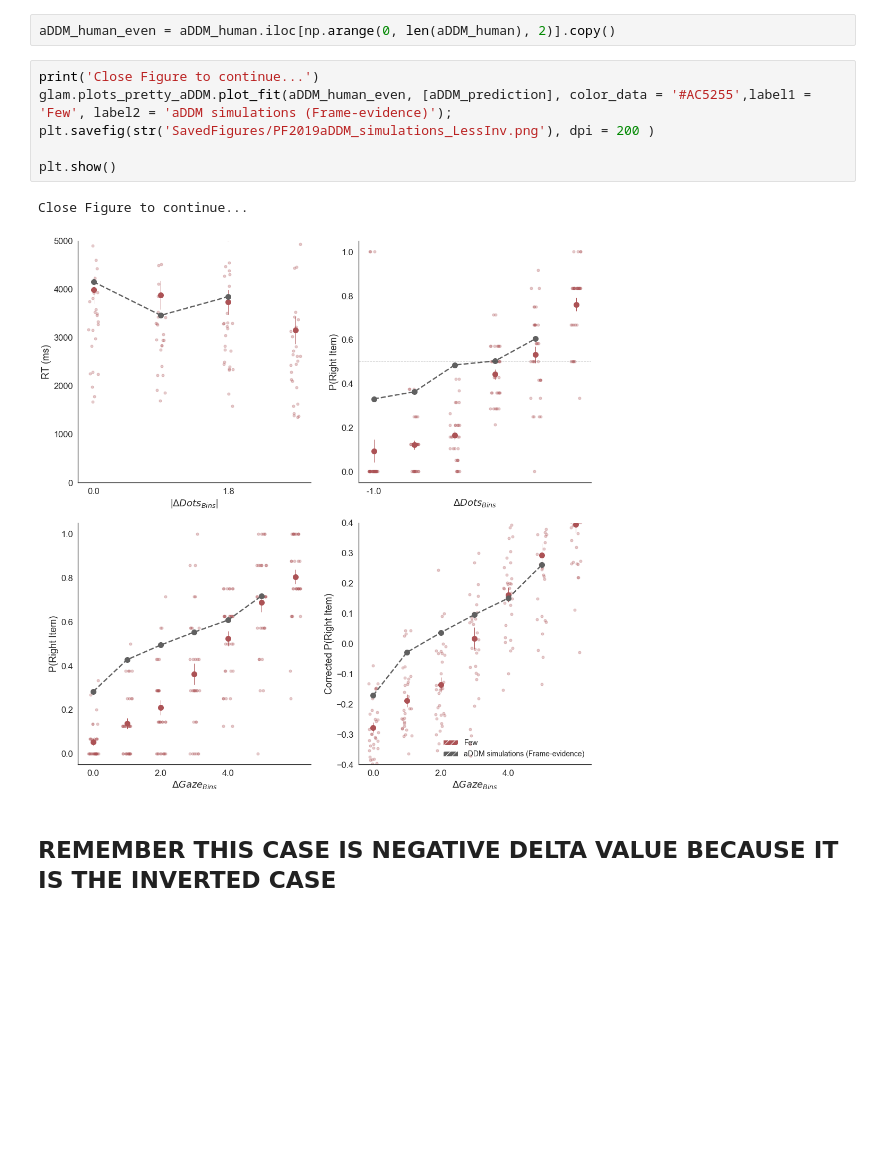
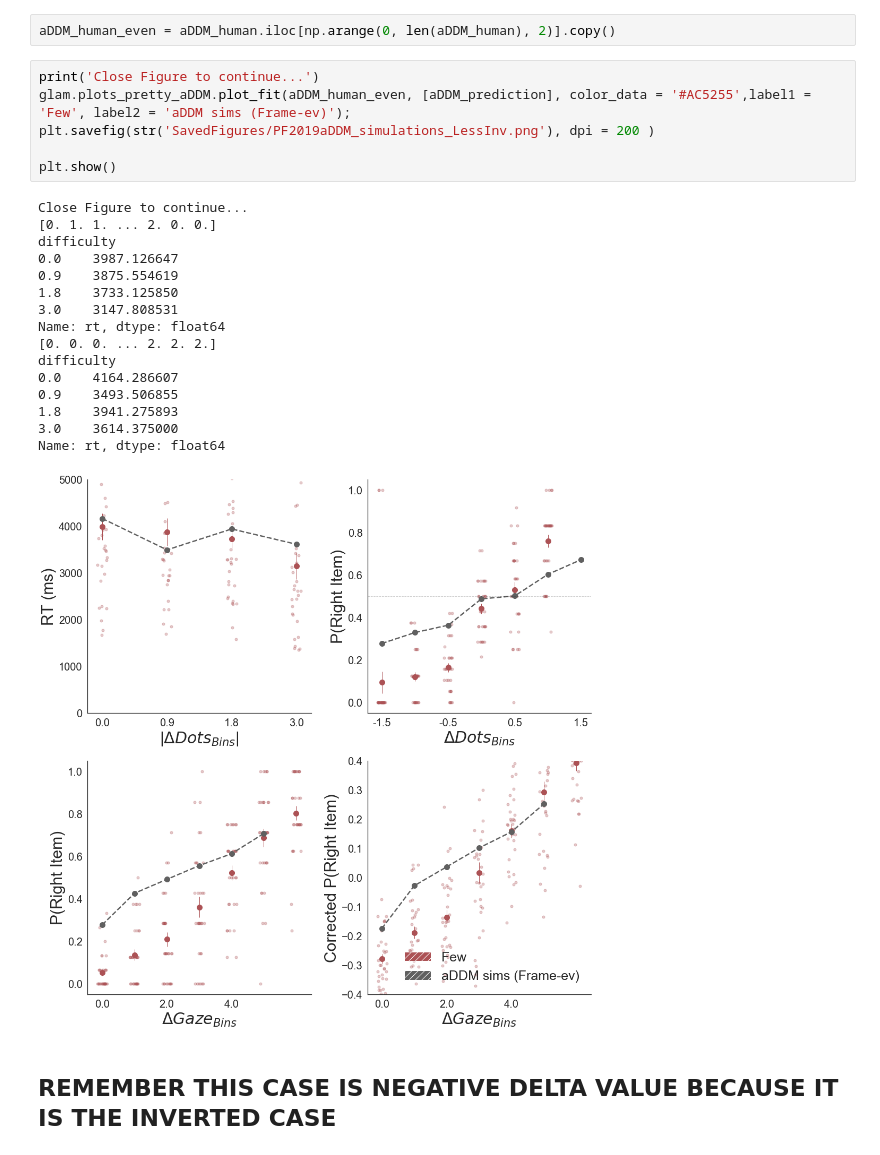
Before and after one commit to pradysepulveda/glamDDM_PF2019, a Jupyter notebook: PF2019_PrettyPlots_aDDM.ipynb, the cells around one changed output. Cells and saved outputs as stored; diff of their text form; blank space fills up the shorter version.

```diff
--- a/PF2019_PrettyPlots_aDDM.ipynb
+++ b/PF2019_PrettyPlots_aDDM.ipynb
@@ -156,12 +182,26 @@ aDDM_human = aDDM_human.rename(index=str, columns={ 'parcode':'subject' ,"item_l
 aDDM_human_even = aDDM_human.iloc[np.arange(0, len(aDDM_human), 2)].copy()
 # %%
 print('Close Figure to continue...')
-glam.plots_pretty_aDDM.plot_fit(aDDM_human_even, [aDDM_prediction], color_data = '#AC5255',label1 = 'Few', label2 = 'aDDM simulations (Frame-evidence)');
+glam.plots_pretty_aDDM.plot_fit(aDDM_human_even, [aDDM_prediction], color_data = '#AC5255',label1 = 'Few', label2 = 'aDDM sims (Frame-ev)');
 plt.savefig(str('SavedFigures/PF2019aDDM_simulations_LessInv.png'), dpi = 200 )
 
 plt.show()
 # %% [output]
 Close Figure to continue...
+[0. 1. 1. ... 2. 0. 0.]
+difficulty
+0.0    3987.126647
+0.9    3875.554619
+1.8    3733.125850
+3.0    3147.808531
+Name: rt, dtype: float64
+[0. 0. 0. ... 2. 2. 2.]
+difficulty
+0.0    4164.286607
+0.9    3493.506855
+1.8    3941.275893
+3.0    3614.375000
+Name: rt, dtype: float64
-[figure, old version]
+[figure, new version]
 # %% [markdown]
 ## REMEMBER THIS CASE IS NEGATIVE DELTA VALUE BECAUSE IT IS THE INVERTED CASE
```
Also changed, not shown: parts of 3 cells of this notebook, 49 other files.
